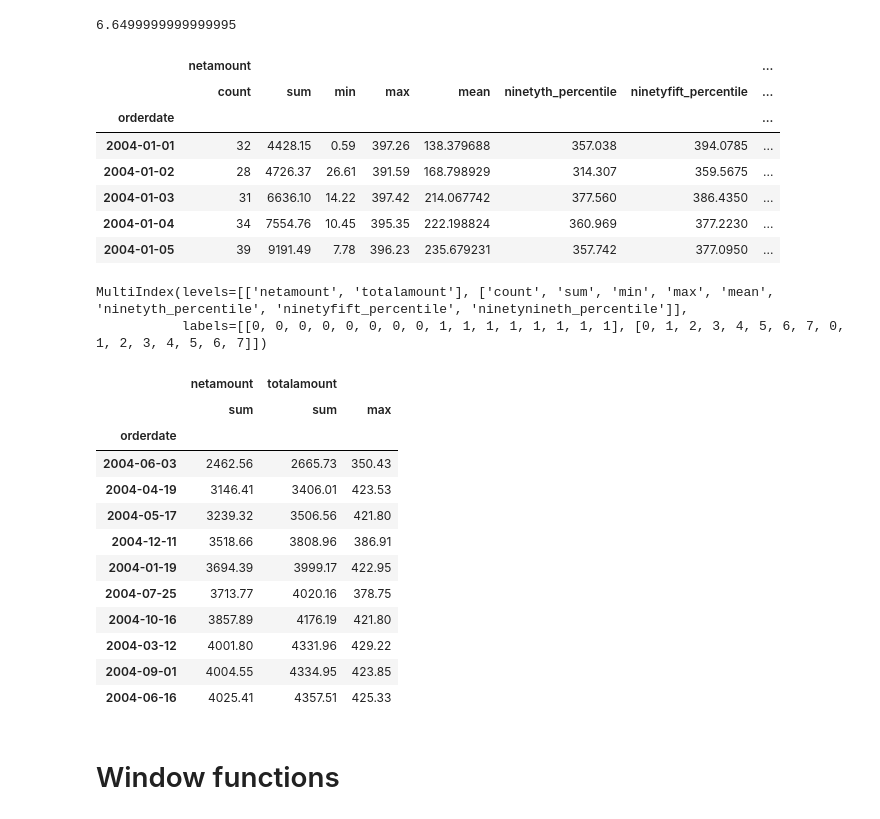
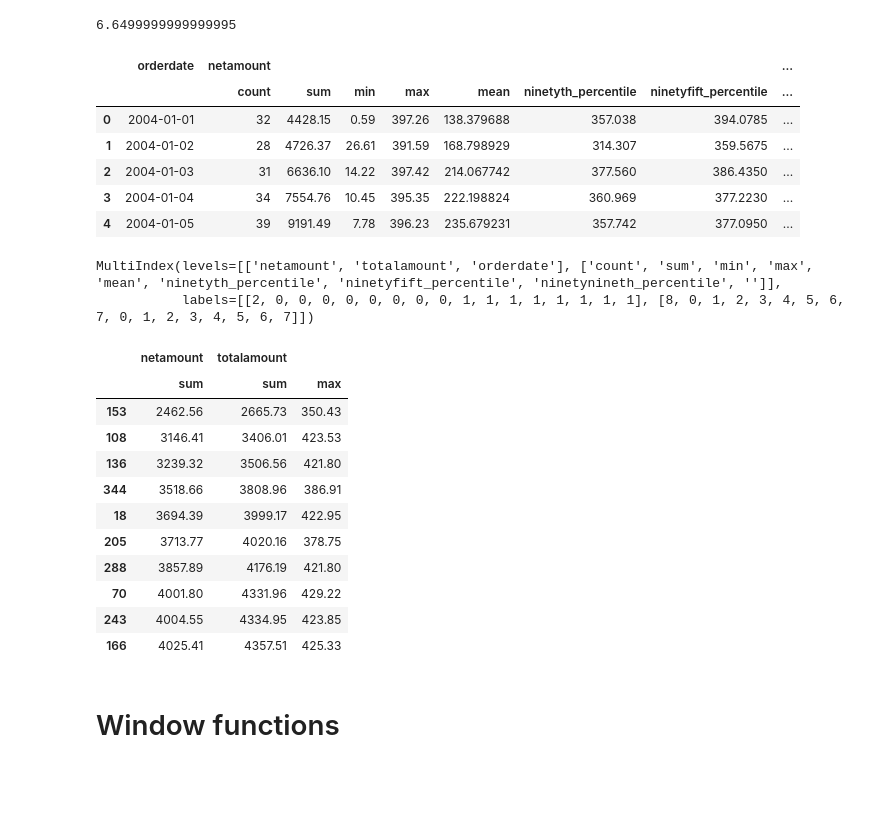
Before and after one commit to raphaelvannson/interviewprep, a Jupyter notebook: jupyter/pandas_prep.ipynb, the cells around one changed output. Drawn from its saved outputs; the diff is of its cells as text; code cells hidden in the pictures; blank space fills up the shorter version.

```diff
--- a/jupyter/pandas_prep.ipynb
+++ b/jupyter/pandas_prep.ipynb
@@ -187,42 +189,41 @@ ninetyfift_percentile([1, 2, 3, 4, 5, 6, 6, 7])
 # %%
 stats_df = orders_df \
 .groupby(['orderdate'])['netamount', 'totalamount'] \
 .agg(['count', 'sum', 'min', 'max', 'mean',
-      ninetyth_percentile, ninetyfift_percentile, ninetynineth_percentile])
+      ninetyth_percentile, ninetyfift_percentile, ninetynineth_percentile]) \
+.reset_index()
 
 stats_df.head()
 # %% [output]
-|  | netamount |  |  |  |  |  |  | ... |
-|  | count | sum | min | max | mean | ninetyth_percentile | ninetyfift_percentile | ... |
-| orderdate |  |  |  |  |  |  |  | ... |
-| 2004-01-01 | 32 | 4428.15 | 0.59 | 397.26 | 138.379688 | 357.038 | 394.0785 | ... |
-| 2004-01-02 | 28 | 4726.37 | 26.61 | 391.59 | 168.798929 | 314.307 | 359.5675 | ... |
-| 2004-01-03 | 31 | 6636.10 | 14.22 | 397.42 | 214.067742 | 377.560 | 386.4350 | ... |
-| 2004-01-04 | 34 | 7554.76 | 10.45 | 395.35 | 222.198824 | 360.969 | 377.2230 | ... |
-| 2004-01-05 | 39 | 9191.49 | 7.78 | 396.23 | 235.679231 | 357.742 | 377.0950 | ... |
+|  | orderdate | netamount |  |  |  |  |  |  | ... |
+|  |  | count | sum | min | max | mean | ninetyth_percentile | ninetyfift_percentile | ... |
+| 0 | 2004-01-01 | 32 | 4428.15 | 0.59 | 397.26 | 138.379688 | 357.038 | 394.0785 | ... |
+| 1 | 2004-01-02 | 28 | 4726.37 | 26.61 | 391.59 | 168.798929 | 314.307 | 359.5675 | ... |
+| 2 | 2004-01-03 | 31 | 6636.10 | 14.22 | 397.42 | 214.067742 | 377.560 | 386.4350 | ... |
+| 3 | 2004-01-04 | 34 | 7554.76 | 10.45 | 395.35 | 222.198824 | 360.969 | 377.2230 | ... |
+| 4 | 2004-01-05 | 39 | 9191.49 | 7.78 | 396.23 | 235.679231 | 357.742 | 377.0950 | ... |
 # %%
 stats_df.columns
 # %% [output]
-MultiIndex(levels=[['netamount', 'totalamount'], ['count', 'sum', 'min', 'max', 'mean', 'ninetyth_percentile', 'ninetyfift_percentile', 'ninetynineth_percentile']],
-           labels=[[0, 0, 0, 0, 0, 0, 0, 0, 1, 1, 1, 1, 1, 1, 1, 1], [0, 1, 2, 3, 4, 5, 6, 7, 0, 1, 2, 3, 4, 5, 6, 7]])
+MultiIndex(levels=[['netamount', 'totalamount', 'orderdate'], ['count', 'sum', 'min', 'max', 'mean', 'ninetyth_percentile', 'ninetyfift_percentile', 'ninetynineth_percentile', '']],
+           labels=[[2, 0, 0, 0, 0, 0, 0, 0, 0, 1, 1, 1, 1, 1, 1, 1, 1], [8, 0, 1, 2, 3, 4, 5, 6, 7, 0, 1, 2, 3, 4, 5, 6, 7]])
 # %%
 stats_df[[('netamount', 'sum'), ('totalamount', 'sum'), ('totalamount', 'max')]]. \
-sort_values(by = ('netamount', 'sum'), ascending = True) \
+sort_values(by = [('netamount', 'sum'), ('totalamount', 'sum')], ascending = (True, False)) \
 .head(10)
 # %% [output]
 |  | netamount | totalamount |  |
 |  | sum | sum | max |
-| orderdate |  |  |  |
-| 2004-06-03 | 2462.56 | 2665.73 | 350.43 |
-| 2004-04-19 | 3146.41 | 3406.01 | 423.53 |
-| 2004-05-17 | 3239.32 | 3506.56 | 421.80 |
-| 2004-12-11 | 3518.66 | 3808.96 | 386.91 |
-| 2004-01-19 | 3694.39 | 3999.17 | 422.95 |
-| 2004-07-25 | 3713.77 | 4020.16 | 378.75 |
-| 2004-10-16 | 3857.89 | 4176.19 | 421.80 |
-| 2004-03-12 | 4001.80 | 4331.96 | 429.22 |
-| 2004-09-01 | 4004.55 | 4334.95 | 423.85 |
-| 2004-06-16 | 4025.41 | 4357.51 | 425.33 |
+| 153 | 2462.56 | 2665.73 | 350.43 |
+| 108 | 3146.41 | 3406.01 | 423.53 |
+| 136 | 3239.32 | 3506.56 | 421.80 |
+| 344 | 3518.66 | 3808.96 | 386.91 |
+| 18 | 3694.39 | 3999.17 | 422.95 |
+| 205 | 3713.77 | 4020.16 | 378.75 |
+| 288 | 3857.89 | 4176.19 | 421.80 |
+| 70 | 4001.80 | 4331.96 | 429.22 |
+| 243 | 4004.55 | 4334.95 | 423.85 |
+| 166 | 4025.41 | 4357.51 | 425.33 |
 # %% [markdown]
 # Window functions
 # %% [markdown]
```
Also changed, not shown: parts of 4 cells of this notebook.
